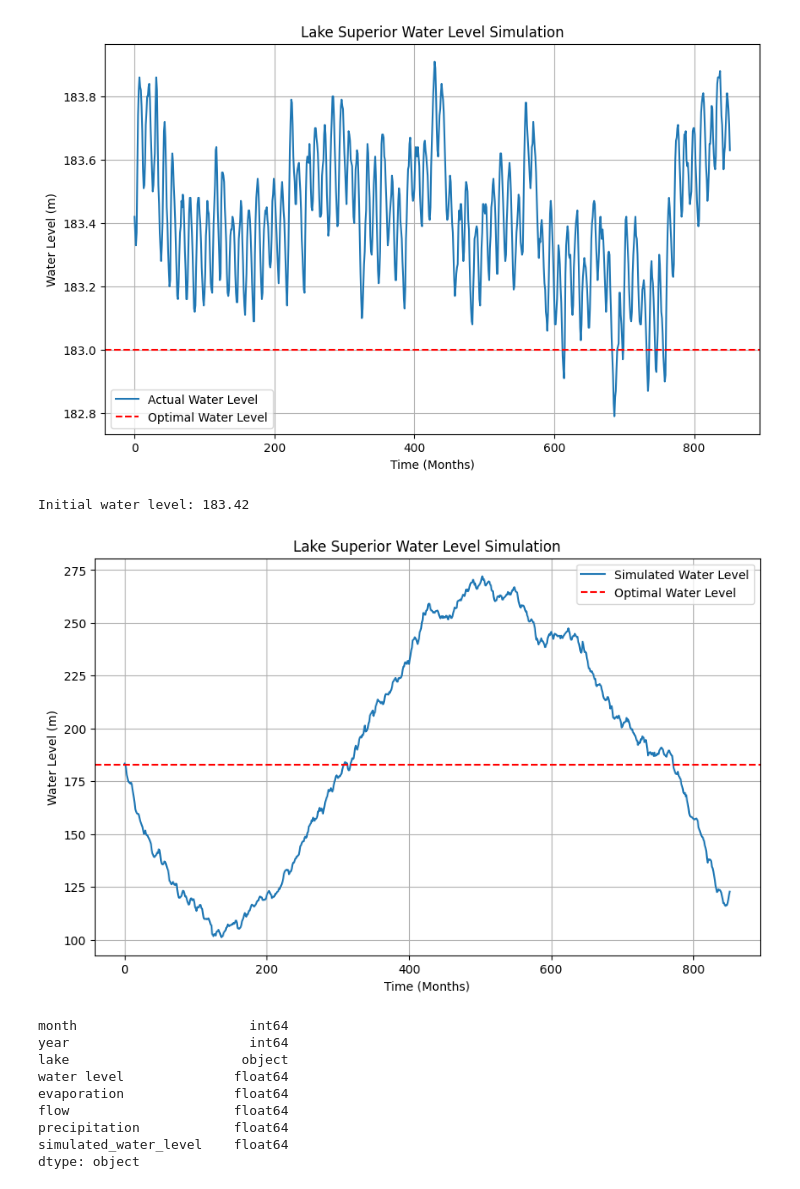
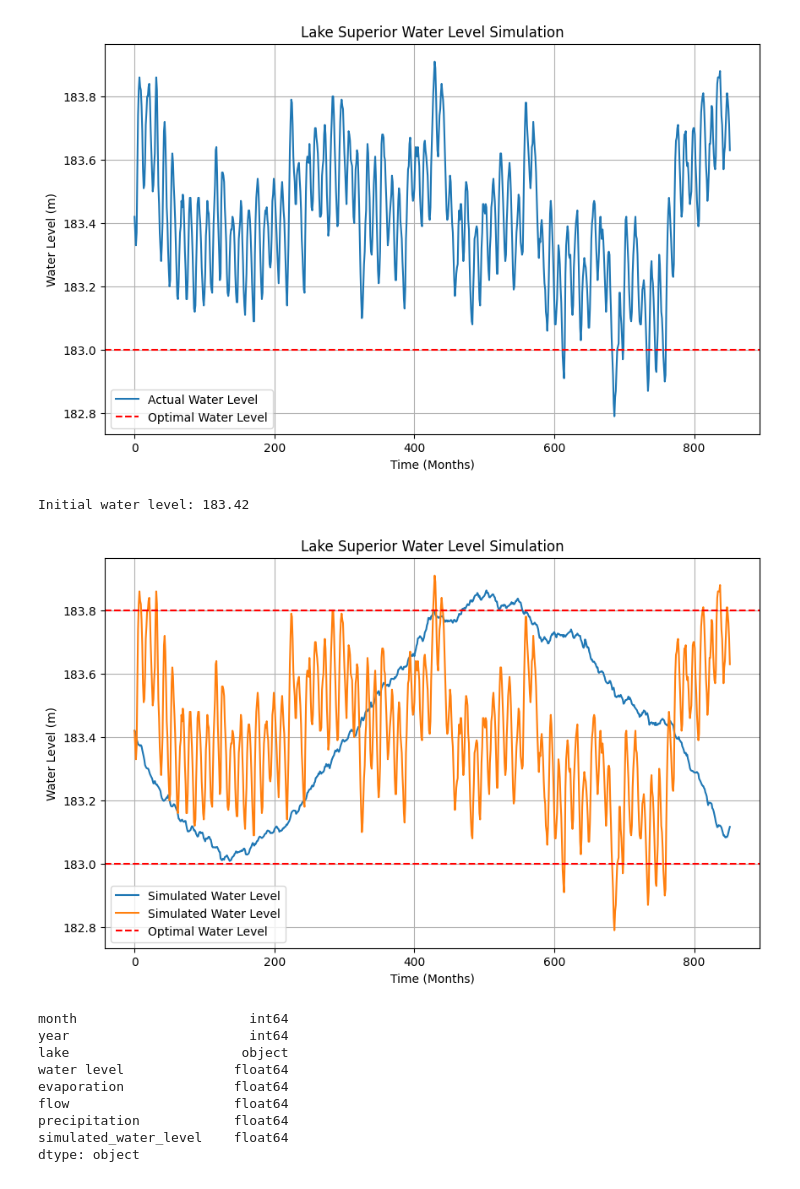
Before and after one commit to EmilioD19/Math-42-Final-Project, a Jupyter notebook: Final Project-Math42 (2).ipynb, the cells around one changed output. Cells and saved outputs as stored; diff of their text form; code cells hidden in the pictures.

```diff
--- a/Final Project-Math42 (2).ipynb
+++ b/Final Project-Math42 (2).ipynb
@@ -240,34 +259,37 @@ def simulate_water_level(lake_df, initial_level, alpha, beta, gamma):
     for t in range(1, len(lake_df)):
         precipitation = lake_df.loc[t, "precipitation"]
         evaporation = lake_df.loc[t, "evaporation"]
         flow = lake_df.loc[t, "flow"]
         # Compute water level change
         delta_H = (alpha * precipitation) - (beta * evaporation) - (gamma * flow)
+        delta_H = 0.005 * delta_H
         # print(f"t={t}, delta_H={delta_H}, levels[-1]={levels[-1]}")  # Debugging line
         new_level = levels[-1] + delta_H
         levels.append(new_level)
     return levels
 
 # Example: Simulate for Lake Superior
 initial_water_level = lake_superior_df["water level"].iloc[0]
 print("Initial water level:", initial_water_level)  # Debugging line
 lake_superior_df["simulated_water_level"] = simulate_water_level(
     lake_superior_df, initial_water_level, alpha=0.0253, beta=0.0162, gamma=0.0010
 )
 
 # Plot the results
 plt.figure(figsize=(10, 6))
 plt.plot(lake_superior_df["simulated_water_level"], label="Simulated Water Level")
+plt.plot(lake_superior_df["water level"], label="Simulated Water Level")
 plt.axhline(y=183, color='red', linestyle='--', label='Optimal Water Level')
+plt.axhline(y=183.8, color='red', linestyle='--')
 plt.title("Lake Superior Water Level Simulation")
 plt.xlabel("Time (Months)")
 plt.ylabel("Water Level (m)")
 plt.legend()
 plt.grid()
 plt.show()
 # %% [output]
 Initial water level: 183.42
-[figure, old version]
+[figure, new version]
 # %%
 print(lake_superior_df.dtypes)
 # %% [output]
```
Also changed, not shown: parts of 21 cells of this notebook.
